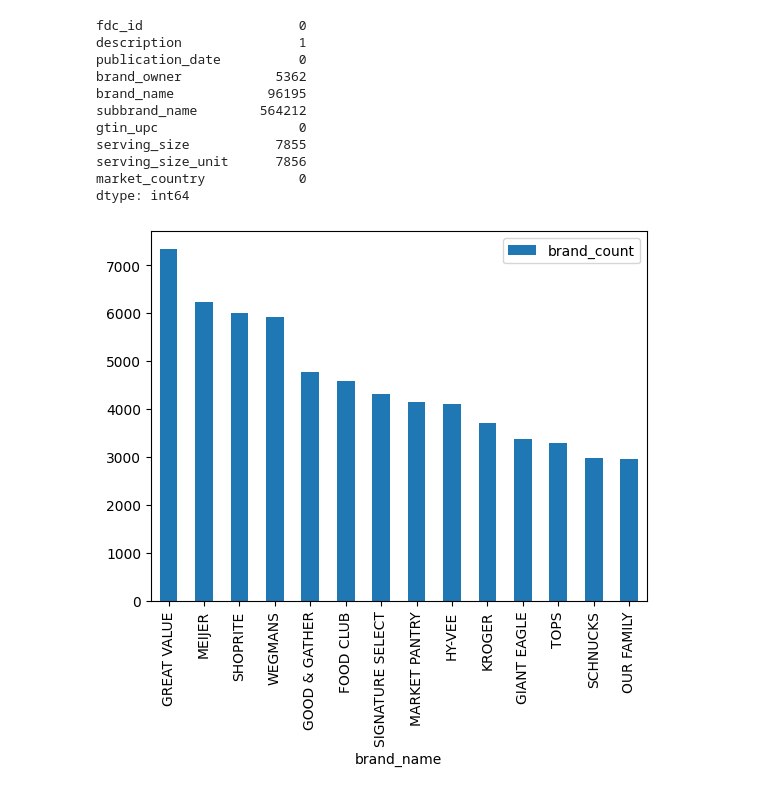
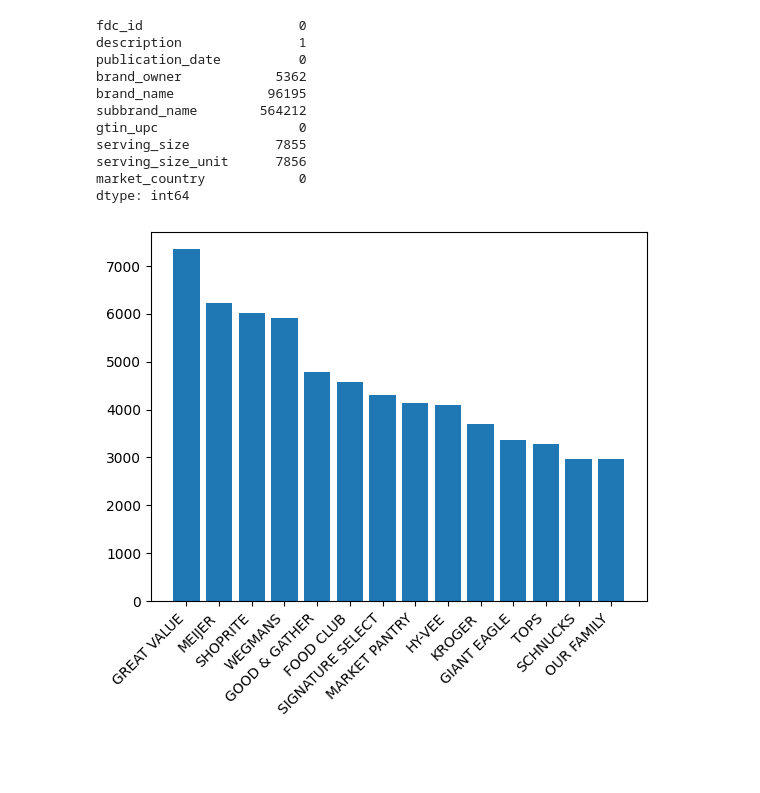
Before and after one commit to Sean-Regan/CAP5771-project, a Jupyter notebook: milestone1.ipynb, the cells around one changed output. Drawn from its saved outputs; the diff is of its cells as text; code cells hidden in the pictures; blank space fills up the shorter version.

```diff
--- a/milestone1.ipynb
+++ b/milestone1.ipynb
@@ -4,7 +4,7 @@ import matplotlib.pyplot as plt
 import sqlite3
 
 # Connect to the database
-conn = sqlite3.connect("./data/test.db")
+conn = sqlite3.connect("./data/nutrition.db")
 cur = conn.cursor()
 
 # Query the table
@@ -38,13 +38,15 @@ dtype: int64
 # %%
 df = pd.read_sql_query("""
                        SELECT brand_name, COUNT(*) as brand_count
                        FROM food
                        GROUP BY brand_name
                        ORDER BY brand_count DESC
                        LIMIT 15
                        """, conn)
+df = df.dropna()
 
-df.dropna().plot.bar(x='brand_name', y='brand_count')
+plt.bar(x=df.brand_name, height=df.brand_count, width=0.8)
+plt.xticks(rotation=45, ha='right')
 plt.show()
 # %% [output]
-[figure, old version]
+[figure, new version]
```
Also changed, not shown: parts of 2 cells of this notebook, 1 other file.
